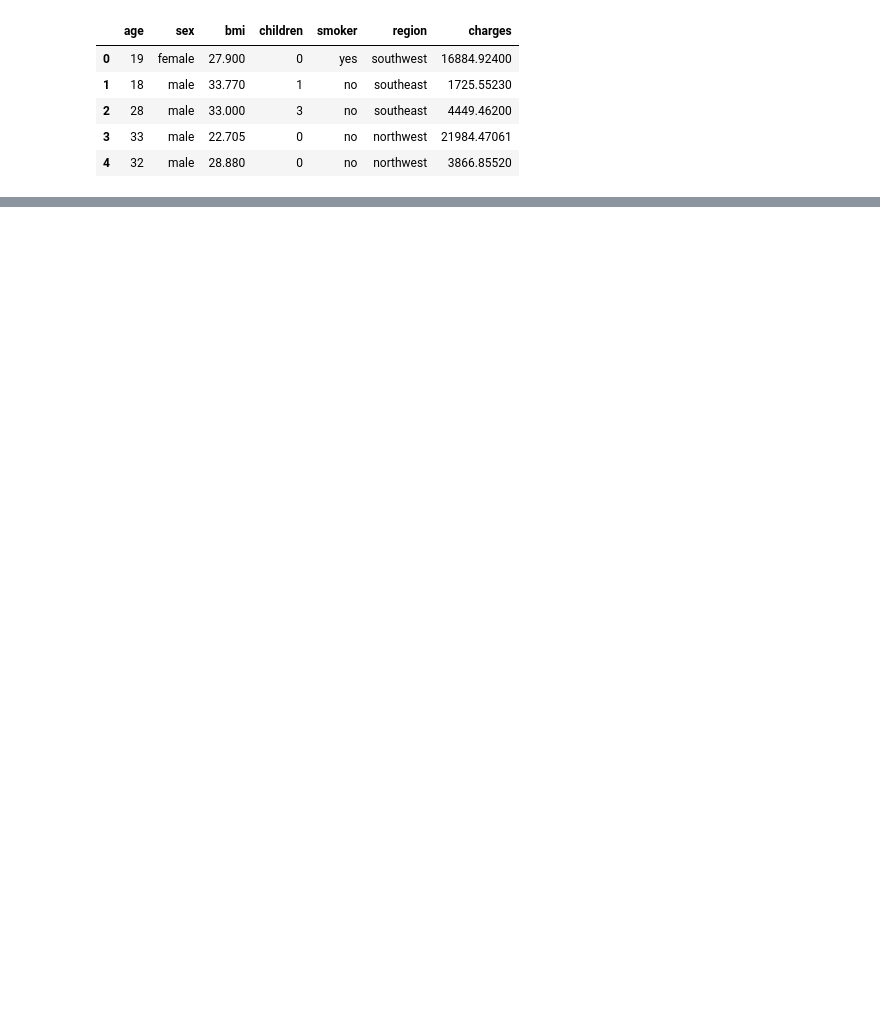
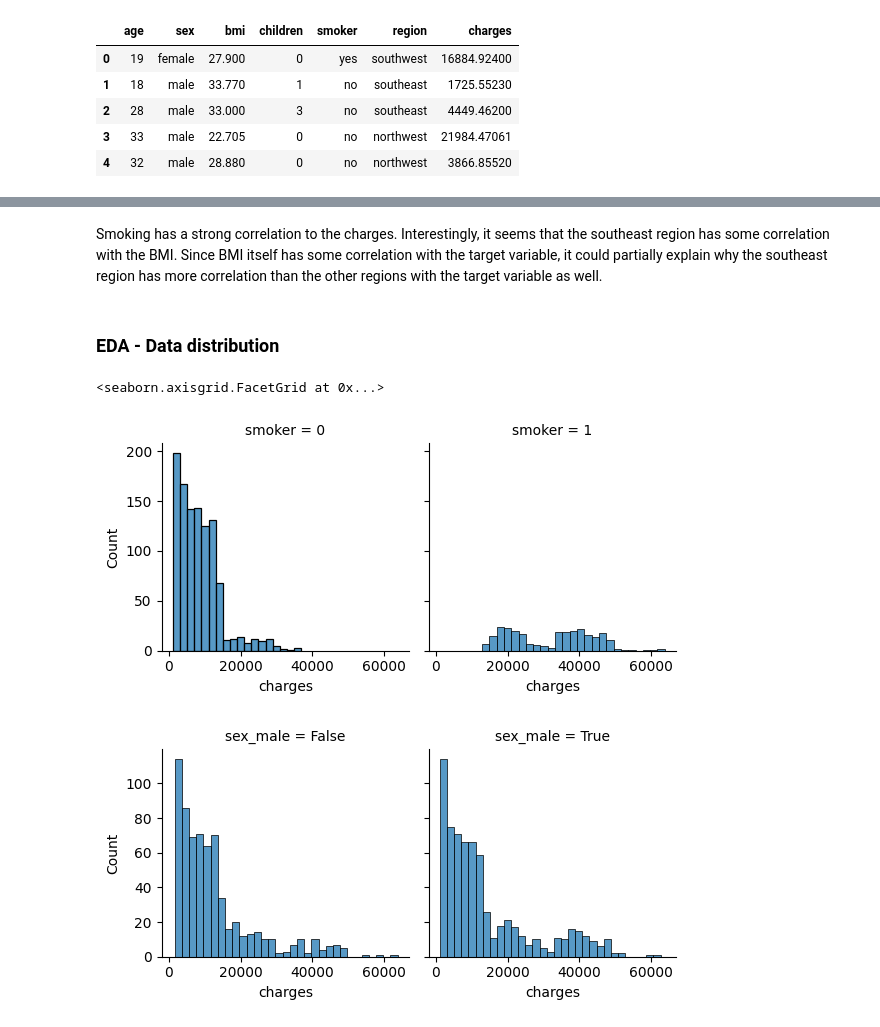
Before and after one commit to N-Boucher/NB_DS_Portfolio, a Jupyter notebook: notebooks/Medical Cost Model.ipynb, the cells around one changed output, grey strips where cells are left out. Cells and saved outputs as stored; diff of their text form; code cells hidden in the pictures; blank space fills up the shorter version.

```diff
--- a/notebooks/Medical Cost Model.ipynb
+++ b/notebooks/Medical Cost Model.ipynb
@@ -67,0 +132,17 @@ hint: See above for details.
+# %% [markdown]
+Smoking has a strong correlation to the charges. Interestingly, it seems that the southeast region has some correlation with the BMI. Since BMI itself has some correlation with the target variable, it could partially explain why the southeast region has more correlation than the other regions with the target variable as well.
+# %% [markdown]
+### EDA - Data distribution
+# %%
+# sns.histplot(data=df, x="charges")
+# sns.histplot(data=df, x="charges")
+
+g = sns.FacetGrid(df, col="smoker")
+g.map(sns.histplot, "charges", binwidth=2000)
+
+g = sns.FacetGrid(df, col="sex_male")
+g.map(sns.histplot, "charges", binwidth=2000)
+# %% [output]
+<seaborn.axisgrid.FacetGrid at 0x...>
+[figure, added]
+[figure, added]
```
Also changed, not shown: parts of 18 cells of this notebook, 1 other file.
